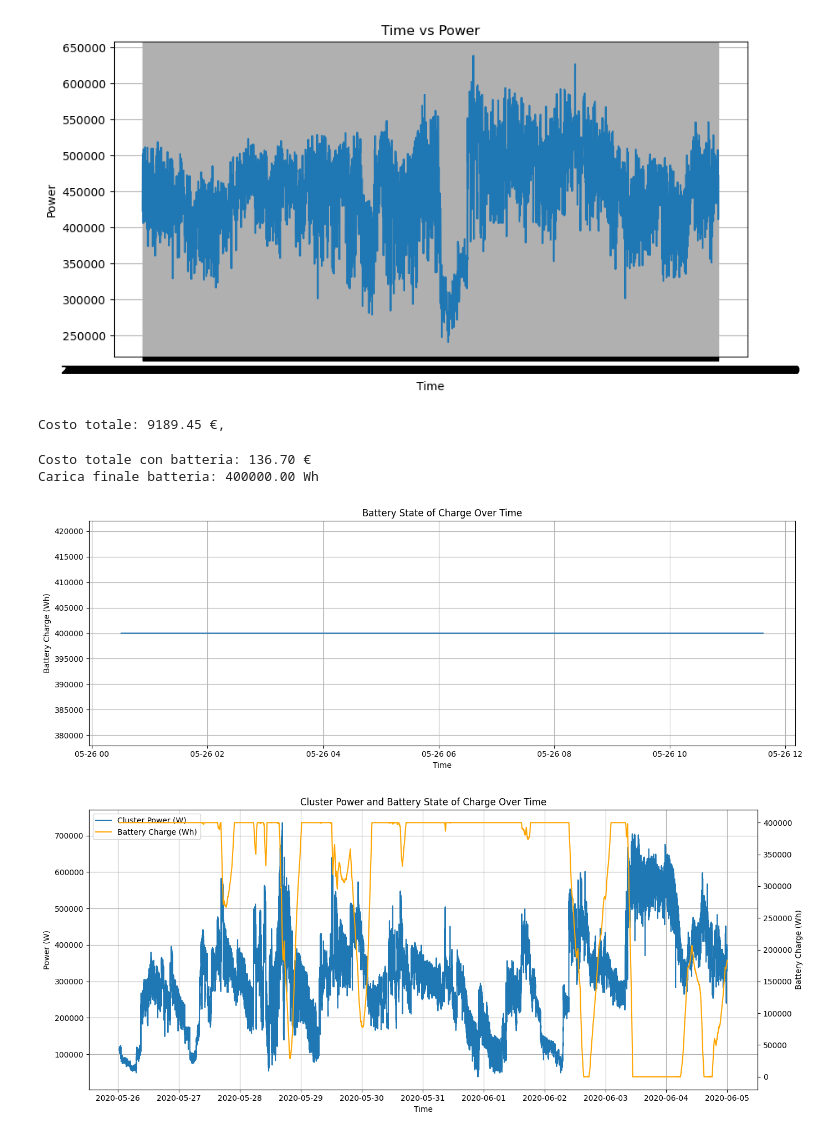
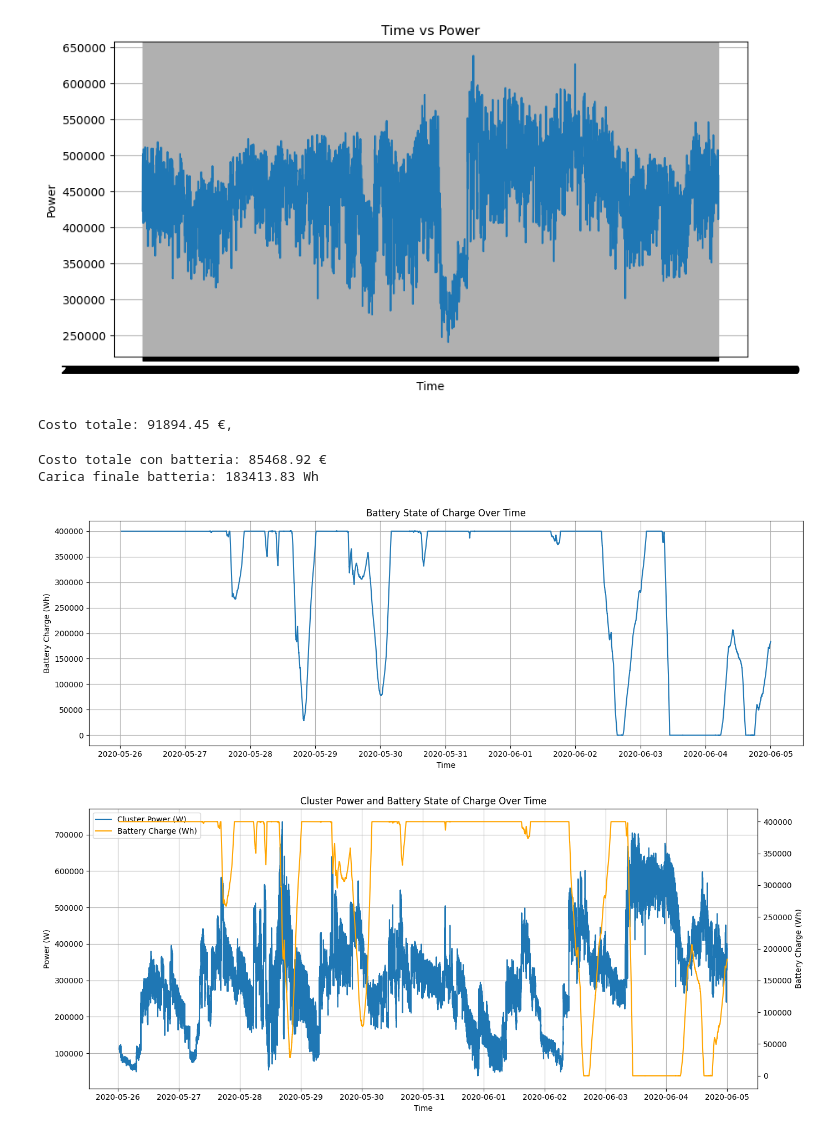
Before and after one commit to alessandroPetz/rl_hpc_power_aware, a Jupyter notebook: test_simulations.ipynb, the cells around one changed output. Drawn from its saved outputs; the diff is of its cells as text; code cells hidden in the pictures.

```diff
--- a/test_simulations.ipynb
+++ b/test_simulations.ipynb
@@ -220,16 +220,16 @@ import pandas as pd
 def dynamic_low_price(timestamp):
     hour = timestamp.hour
     if 0 <= hour < 6:
-        return 0.00005
+        return 5
     elif 6 <= hour < 22:
-        return 0.00012
+        return 12
     else:
-        return 0.00007
+        return 7
 
 
 def compute_cost(row):
 
-    # se supero la soglia, pago prezzo base tuta la soglia, mentre la parte in più la pago con aumento
+    # se supero la soglia, il prezzo è x3
 
     energy = row["energy_Wh"]
     power = row["power"]
@@ -237,8 +237,8 @@ def compute_cost(row):
     E_peak = (power - THRESHOLD) * dt
     E_base = THRESHOLD * dt
 
-    COST_LOW = row["price_low"]
-    COST_HIGH = row["price_high"]
+    COST_LOW = row["price_base"]
+    COST_HIGH = COST_LOW * 3
 
     if row["power"] <= THRESHOLD:
         cost =  COST_LOW * energy
@@ -271,25 +271,16 @@ df["dt_hours"] = df["dt_hours"].fillna(0)
 # Calcola energia (Wh) per intervallo
 df["energy_Wh"] = df["power"] * df["dt_hours"]
 
-df["price_low"] = df["time"].apply(dynamic_low_price)
-df["price_high"] = df["price_low"] * 3
-
-
-# Pago la maggiorazione per tutto
-# df["cost"] = df.apply(
-#     lambda row: row["energy_Wh"] * (COST_LOW if row["power"] <= THRESHOLD else COST_HIGH),
-#     axis=1
-# )
+df["price_base"] = df["time"].apply(dynamic_low_price)
 
 # pago la maggiorazione solo per l'energia extra soglia
 df["cost"] = df.apply(compute_cost, axis=1)
 
 # Risultato finale
-total_cost = df["cost"].sum()
-no_HIGH_cost = total_cost
+total_cost = df["cost"].sum() / 10000
 print(f"Costo totale: {total_cost:.2f} €,")
 # %% [output]
-Costo totale: 9189.45 €,
+Costo totale: 91894.45 €,
 # %%
 import pandas as pd
 import numpy as np
@@ -298,11 +289,12 @@ import matplotlib.pyplot as plt
 def dynamic_low_price(timestamp):
     hour = timestamp.hour
     if 0 <= hour < 6:
-        return 0.00005
+        return 5
     elif 6 <= hour < 22:
-        return 0.00012
+        return 12
     else:
-        return 0.00007
+        return 7
+
 
 # ---------------------------
 # PARAMETRI
@@ -322,22 +314,21 @@ total_cost = 0
 battery_history = []
 time_history = []
 
-df = pd.read_csv("cluster_power_only_nodes_10days.csv")[:2000]
+df = pd.read_csv("cluster_power_only_nodes_10days.csv")
 
 df["time"] = pd.to_datetime(df["time"], utc=True)
 df["dt_hours"] = df["time"].diff().dt.total_seconds() / 3600
 df["dt_hours"] = df["dt_hours"].fillna(0)
 
 
-df["price_low"] = df["time"].apply(dynamic_low_price)
-df["price_high"] = df["price_low"] * 3
+df["price_base"] = df["time"].apply(dynamic_low_price)
 
 # df["energy_Wh"] = df["power"] * df["dt_hours"]
 
 for idx, row in df.iterrows():
 
-    COST_LOW = row["price_low"]
-    COST_HIGH = row["price_high"]
+    COST_LOW = row["price_base"]
+    COST_HIGH = COST_LOW * 3
 
 
     power = row["power"]
@@ -382,37 +373,38 @@ for idx, row in df.iterrows():
         charging_room = BATTERY_CAPACITY - battery
 
         E_charge_available = (THRESHOLD - power) * dt
 
         # energia effettiva caricabile
         E_charge = min(E_charge_available, charging_room, max_charge_this_step)
 
         # aggiorna batteria
         battery += E_charge
 
         # costo = energia cluster + energia caricata
         total_cost += (E_base + E_charge) * COST_LOW
 
     # storico
     battery_history.append(battery)
     time_history.append(t)
 
-threshold_cost = total_cost
+# normalizzo
+total_cost = total_cost / 10000
 
 print(f"Costo totale con batteria: {total_cost:.2f} €")
 print(f"Carica finale batteria: {battery:.2f} Wh")
 
 plt.figure(figsize=(14, 5))
 plt.plot(time_history, battery_history)
 plt.xlabel("Time")
 plt.ylabel("Battery Charge (Wh)")
 plt.title("Battery State of Charge Over Time")
 plt.grid(True)
 plt.tight_layout()
 plt.show()
 # %% [output]
-Costo totale con batteria: 136.70 €
-Carica finale batteria: 400000.00 Wh
+Costo totale con batteria: 85468.92 €
+Carica finale batteria: 183413.83 Wh
-[figure, old version]
+[figure, new version]
 # %%
 import matplotlib.pyplot as plt
 
```
Also changed, not shown: 1 other file.
